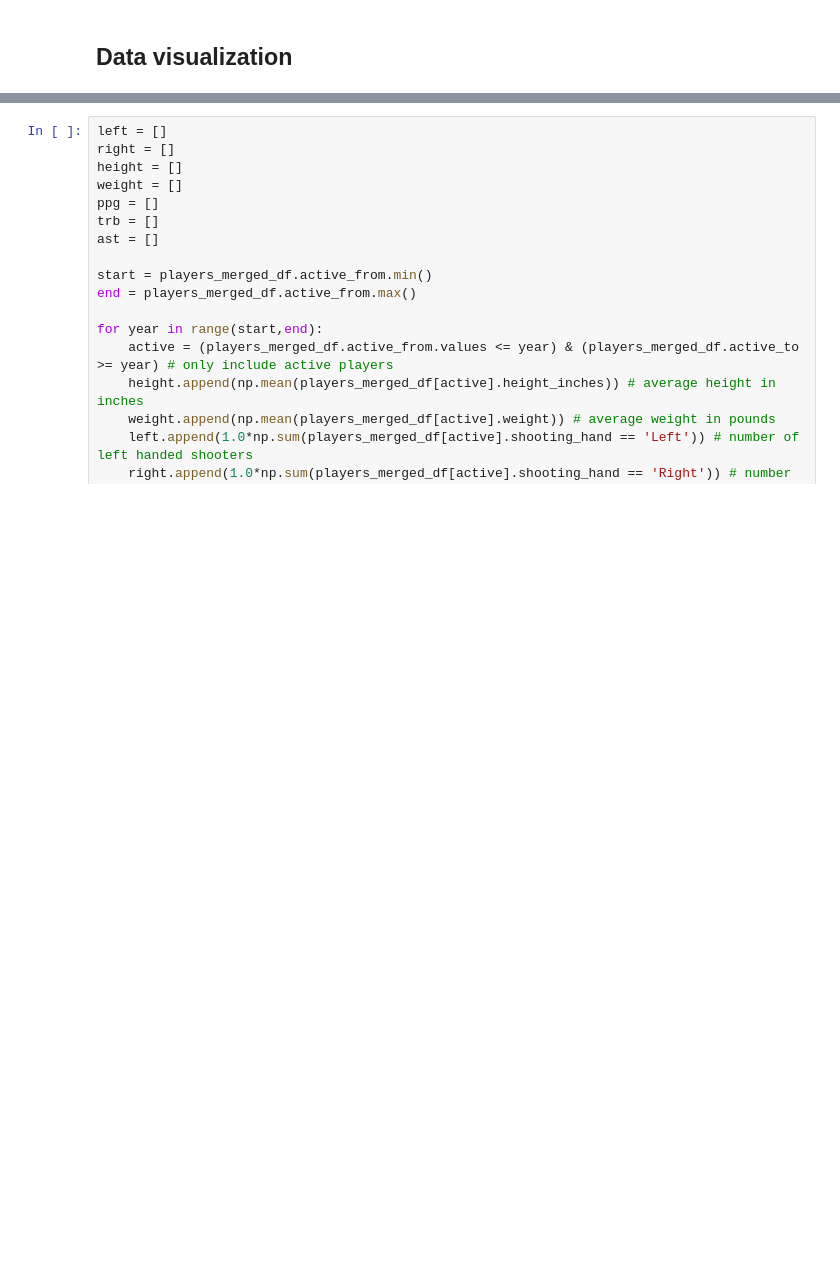
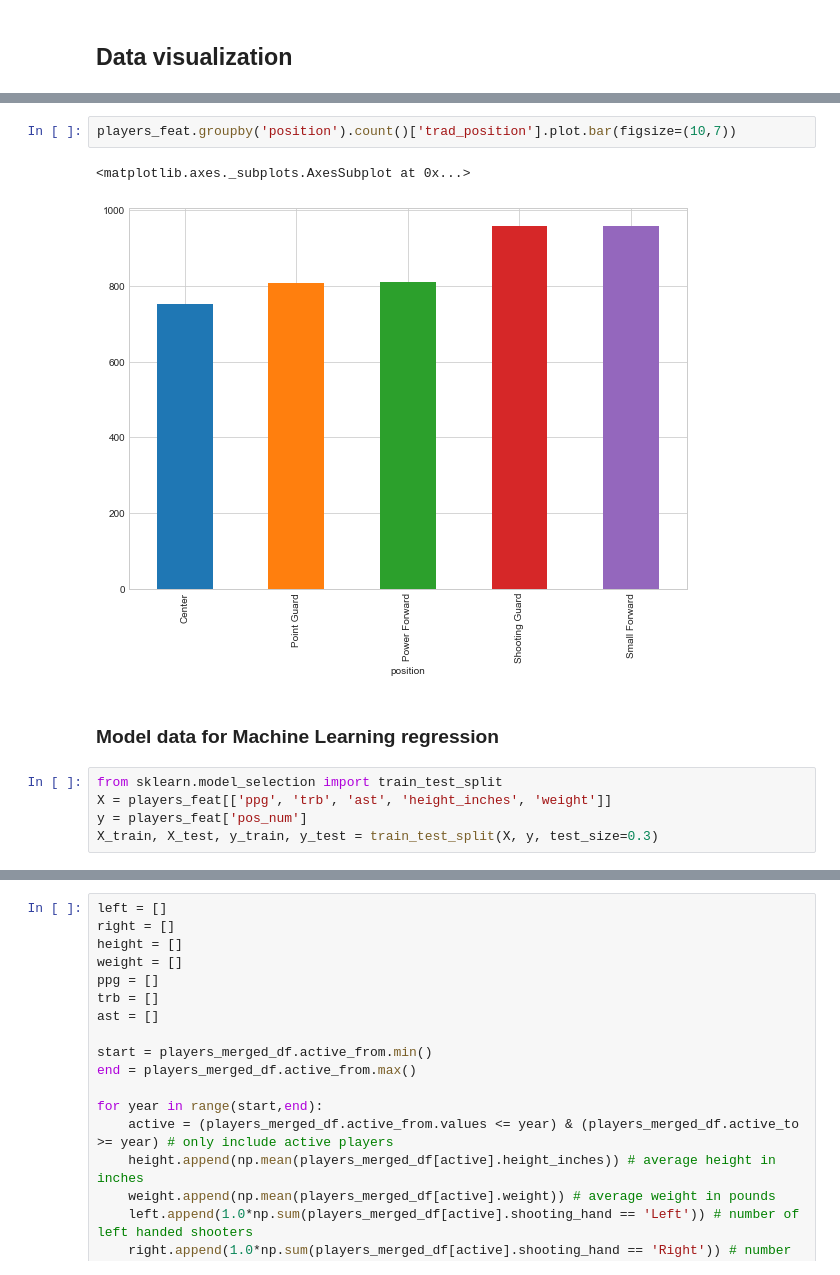
Before and after one commit to ymericson/NBA-player-info, a Jupyter notebook: NBA players stats.ipynb, the cells around one changed output, grey strips where cells are left out. Saved outputs shown, nothing was run; the diff lists cells and outputs as text; blank space fills up the shorter version.

```diff
--- a/NBA players stats.ipynb
+++ b/NBA players stats.ipynb
@@ -46,0 +110,12 @@ ax.set(xlabel='Weight in Pounds', ylabel='Height in Inches')
+# %%
+players_feat.groupby('position').count()['trad_position'].plot.bar(figsize=(10,7))
+# %% [output]
+<matplotlib.axes._subplots.AxesSubplot at 0x...>
+[figure, added]
+# %% [markdown]
+### Model data for Machine Learning regression
+# %%
+from sklearn.model_selection import train_test_split
+X = players_feat[['ppg', 'trb', 'ast', 'height_inches', 'weight']]
+y = players_feat['pos_num']
+X_train, X_test, y_train, y_test = train_test_split(X, y, test_size=0.3)
```
Also changed, not shown: parts of 19 cells of this notebook.
